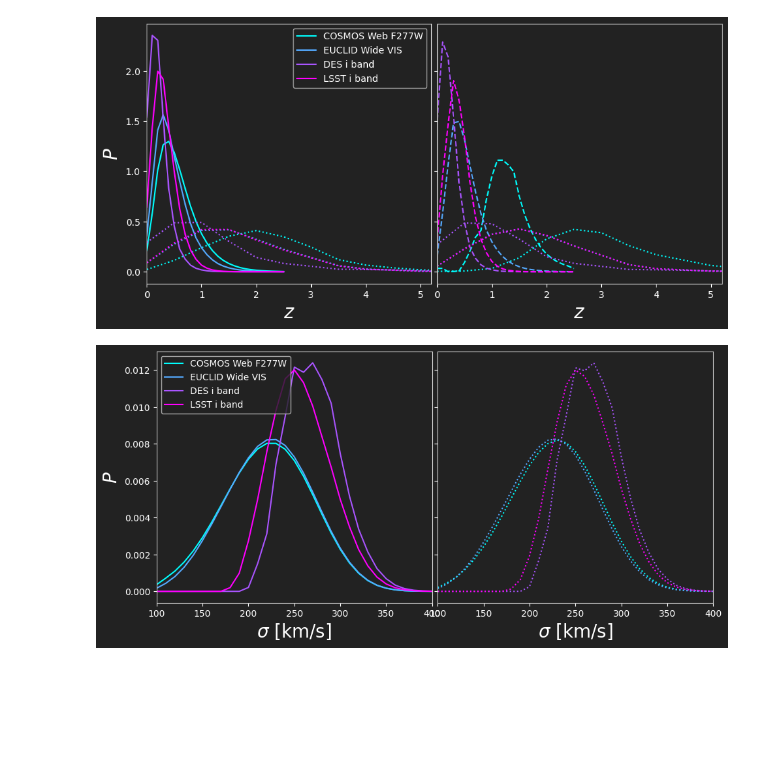
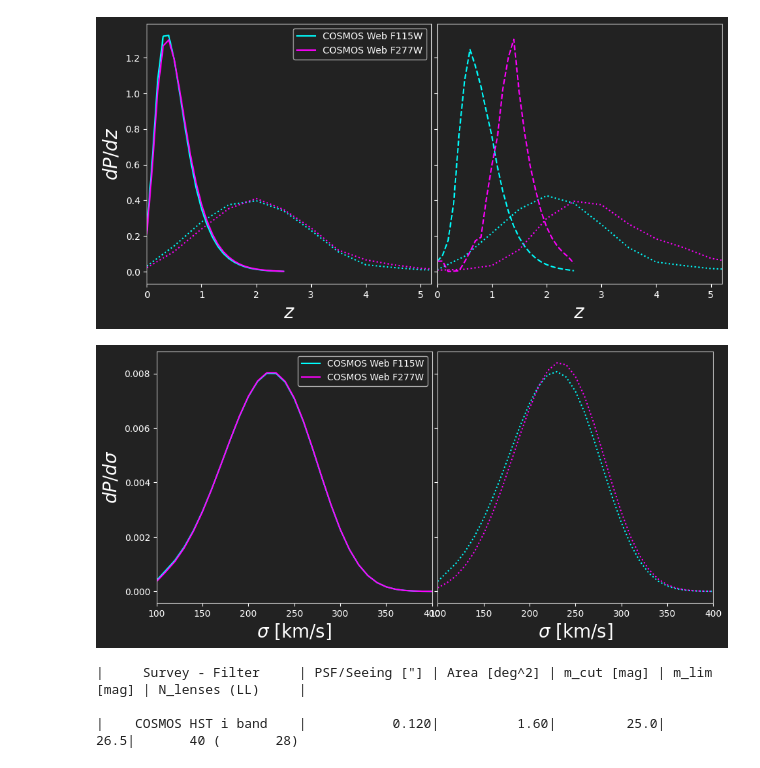
Before and after one commit to Ferr013/GALESS, a Jupyter notebook: examples/basic_example.ipynb, the cells around one changed output. Saved outputs shown, nothing was run; the diff lists cells and outputs as text; code cells hidden in the pictures; blank space fills up the shorter version.

```diff
--- a/examples/basic_example.ipynb
+++ b/examples/basic_example.ipynb
@@ -65,12 +65,23 @@ for title in surveys_titles[2:4]:
+# %%
+
+
+
+surveys_selection = ['COSMOS Web F277W', 'EUCLID Wide VIS', 'DES i band', 'LSST i band']
+surveys_selection = ['COSMOS Web F115W', 'COSMOS Web F277W']
+
+
+lens_plot.compare_z_distributions_surveys(surveys_selection, sigma_array, zl_array, zs_array)
+lens_plot.compare_sigma_distributions_surveys(surveys_selection, sigma_array, zl_array, zs_array)
+# %% [output]
+[figure, added]
+[figure, added]
 # %%
 surveys_titles = ['COSMOS Web F115W', 'COSMOS Web F277W', 'COSMOS HST i band',
 'EUCLID Wide VIS', 'Roman HLWA J', 'DES i band', 'LSST i band',
 'SUBARU HSC SuGOHI i band', 'PEARLS NEP F277W']
 
-surveys_selection = ['COSMOS Web F277W', 'EUCLID Wide VIS', 'DES i band', 'LSST i band']
-
-lens_plot.compare_z_distributions_surveys(surveys_selection, sigma_array, zl_array, zs_array)
-lens_plot.compare_sigma_distributions_surveys(surveys_selection, sigma_array, zl_array, zs_array)
+utils.print_summary_surveys(['COSMOS HST i band'])
 # %% [output]
-[figure, removed]
-[figure, removed]
+|     Survey - Filter     | PSF/Seeing ["] | Area [deg^2] | m_cut [mag] | m_lim [mag] | N_lenses (LL)     |
+
+|    COSMOS HST i band    |           0.120|          1.60|         25.0|         26.5|       40 (       28)
```
Also changed, not shown: parts of 1 cell of this notebook, 21 other files.
